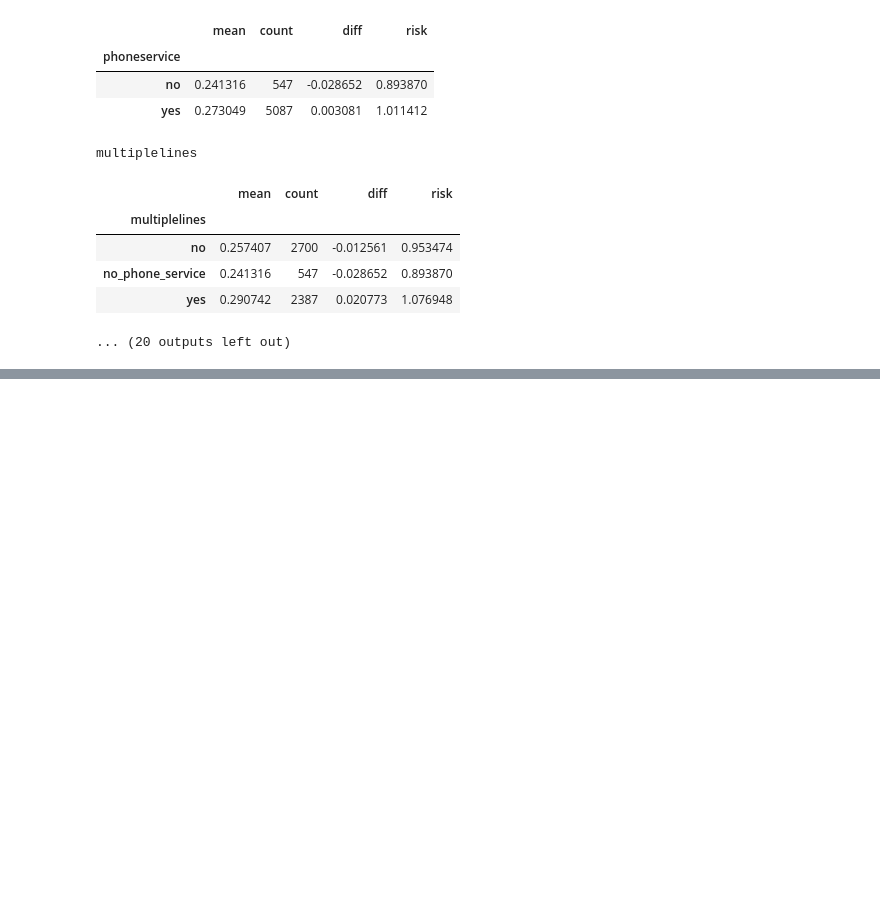
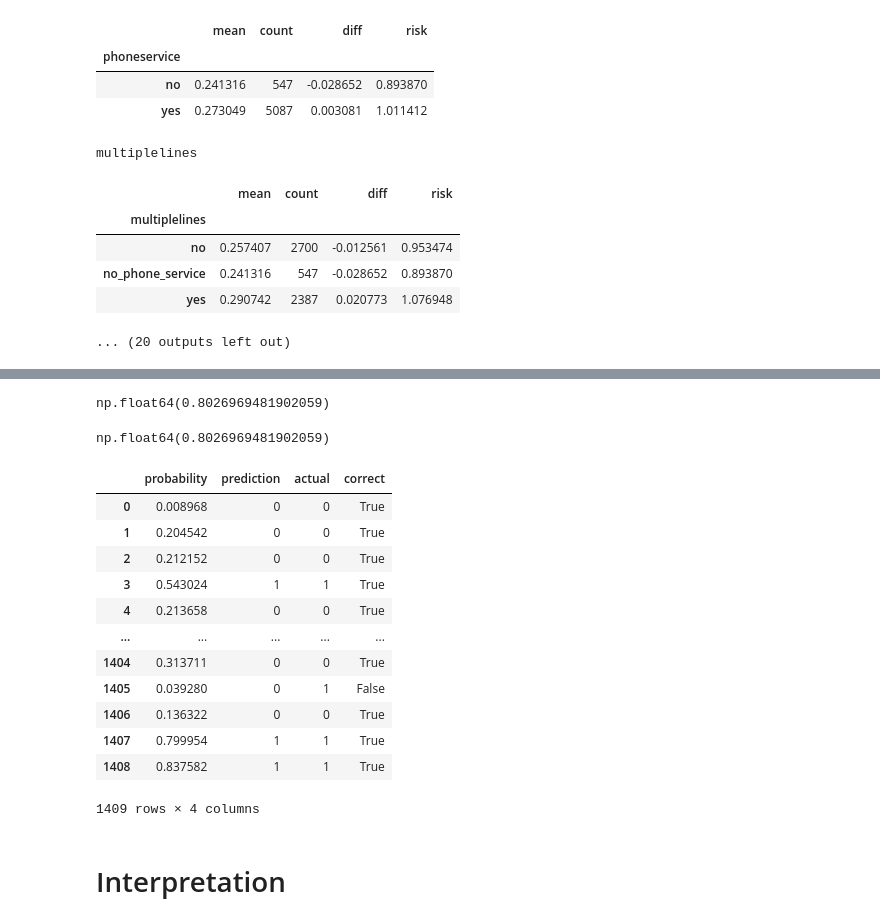
Before and after one commit to Sidhanta-SPD/Zoomcamp-ML, a Jupyter notebook: chapter3/chapter3.ipynb, the cells around one changed output, grey strips where cells are left out. Saved outputs shown, nothing was run; the diff lists cells and outputs as text; code cells hidden in the pictures; blank space fills up the shorter version.

```diff
--- a/chapter3/chapter3.ipynb
+++ b/chapter3/chapter3.ipynb
@@ -199,0 +434,4 @@ multiplelines
+# %%
+model.predict(X_val) # hard prediction of logistic regression. Only 0 or 1
+y_pred = model.predict_proba(X_val)[:,1] #soft prediction: probabilities
+#y_pred gives probability of 0 (no churn) and 1 (churn) for each row. Only considering probability of churn.
@@ -199,0 +443,3 @@ multiplelines
+# %%
+churn_decision = y_pred >= 0.5
+df_val[churn_decision].customerid #customers who are most likely to churn
@@ -199,0 +459,37 @@ multiplelines
+# %%
+y_val
+churn_decision.astype(int)
+(y_val == churn_decision).mean() #accuracy. Mean of matched predictions
+# %% [output]
+np.float64(0.8026969481902059)
+# %%
+df_pred = pd.DataFrame()
+df_pred['probability'] = y_pred
+df_pred['prediction'] = churn_decision.astype(int)
+df_pred['actual'] = y_val
+# %%
+df_pred
+df_pred['correct'] = df_pred.prediction == df_pred.actual
+df_pred
+# % of correct
+df_pred.correct.mean() #we don't have to explicitly convert to astype(int). It is smart
+# %% [output]
+np.float64(0.8026969481902059)
+# %%
+df_pred
+# %% [output]
+|  | probability | prediction | actual | correct |
+| 0 | 0.008968 | 0 | 0 | True |
+| 1 | 0.204542 | 0 | 0 | True |
+| 2 | 0.212152 | 0 | 0 | True |
+| 3 | 0.543024 | 1 | 1 | True |
+| 4 | 0.213658 | 0 | 0 | True |
+| ... | ... | ... | ... | ... |
+| 1404 | 0.313711 | 0 | 0 | True |
+| 1405 | 0.039280 | 0 | 1 | False |
+| 1406 | 0.136322 | 0 | 0 | True |
+| 1407 | 0.799954 | 1 | 1 | True |
+| 1408 | 0.837582 | 1 | 1 | True |
+1409 rows × 4 columns
+# %% [markdown]
+# Interpretation
```
Also changed, not shown: parts of 73 cells of this notebook, 2 other files.
